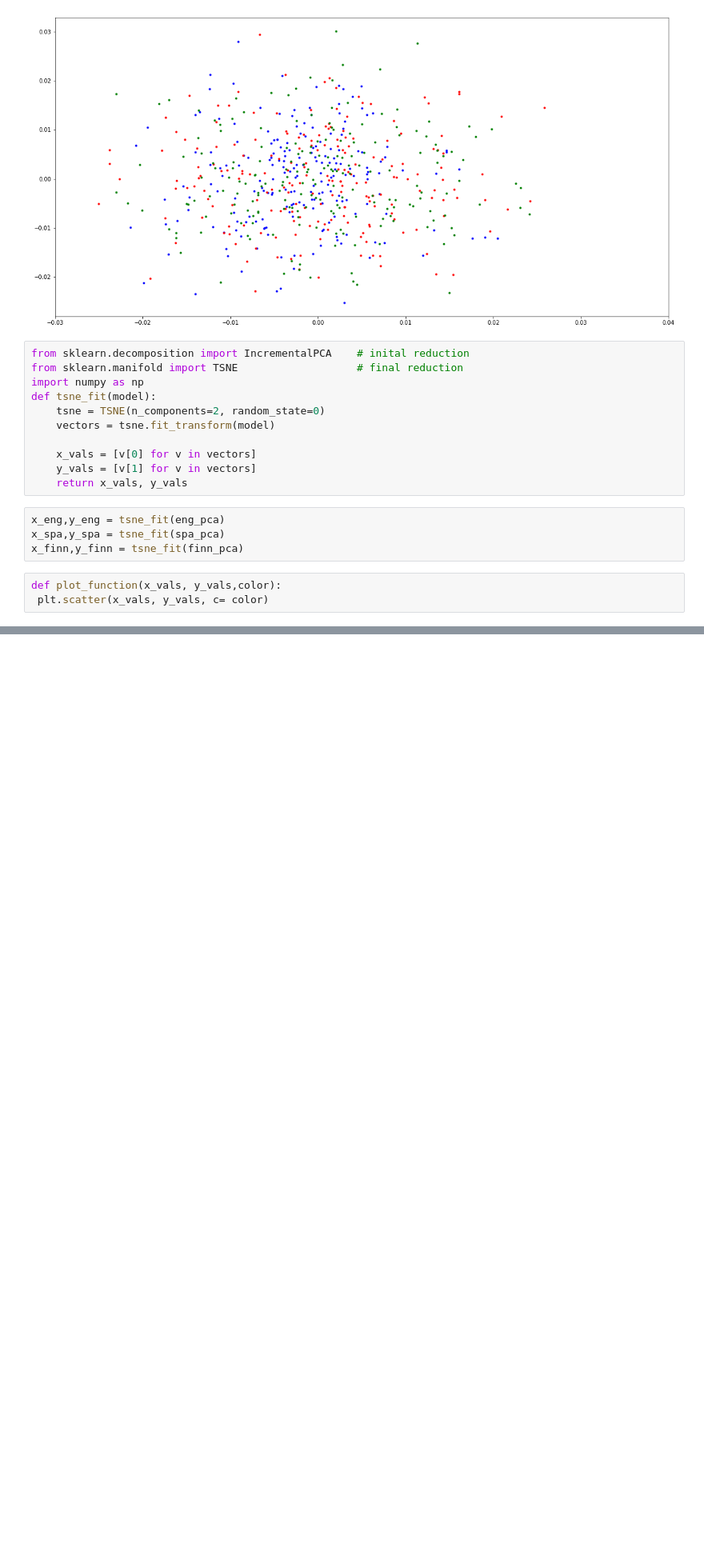
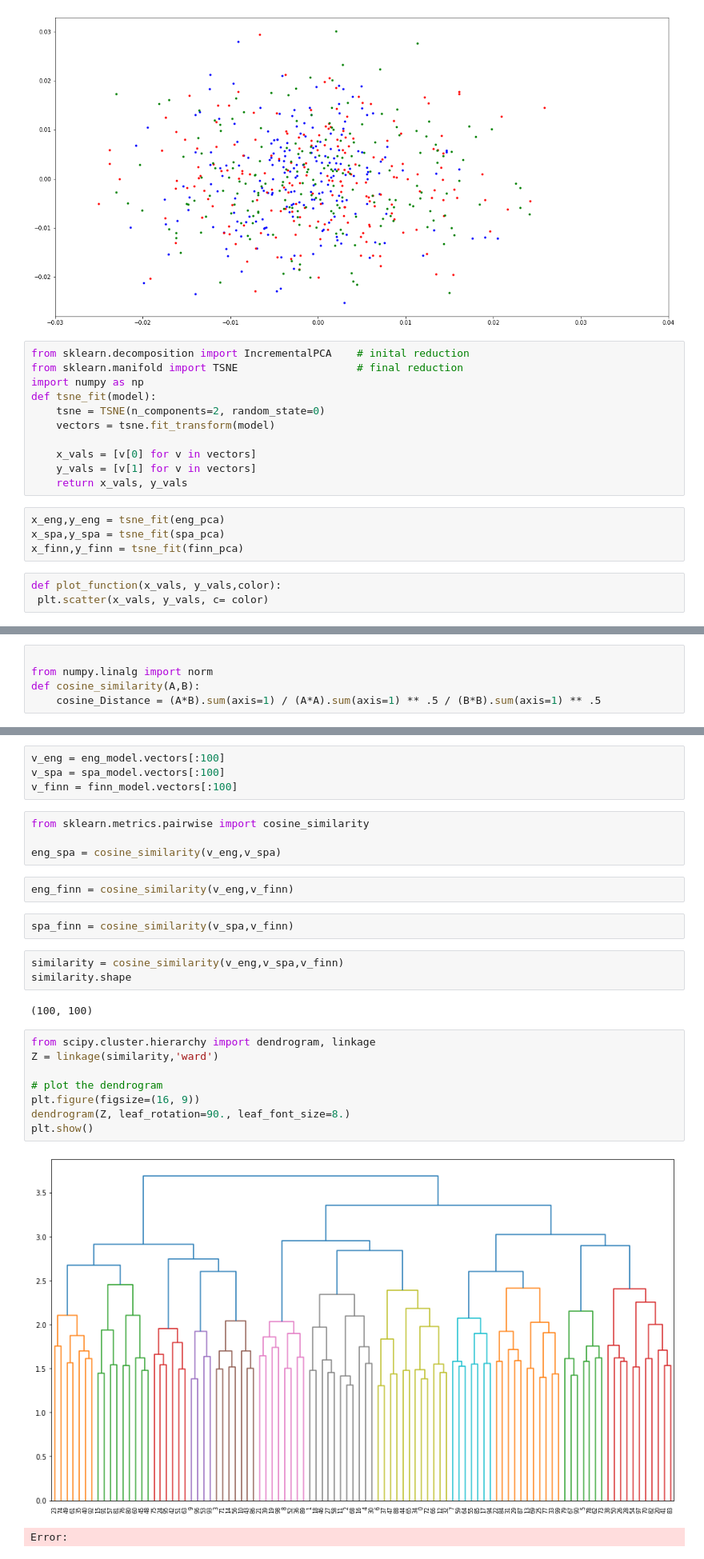
Before and after one commit to arif-cakir/bitirme-not-defteri, a Jupyter notebook: Summary Spring.ipynb, the cells around one changed output, grey strips where cells are left out. Shown at 80% size. Cells and saved outputs as stored; diff of their text form; blank space fills up the shorter version.

```diff
--- a/Summary Spring.ipynb
+++ b/Summary Spring.ipynb
@@ -193,0 +199,5 @@ plt.show()
+# %%
+
+from numpy.linalg import norm
+def cosine_similarity(A,B):
+    cosine_Distance = (A*B).sum(axis=1) / (A*A).sum(axis=1) ** .5 / (B*B).sum(axis=1) ** .5
@@ -193,0 +206,28 @@ plt.show()
+# %%
+v_eng = eng_model.vectors[:100]
+v_spa = spa_model.vectors[:100]
+v_finn = finn_model.vectors[:100]
+# %%
+from sklearn.metrics.pairwise import cosine_similarity
+
+eng_spa = cosine_similarity(v_eng,v_spa)
+# %%
+eng_finn = cosine_similarity(v_eng,v_finn)
+# %%
+spa_finn = cosine_similarity(v_spa,v_finn)
+# %%
+similarity = cosine_similarity(v_eng,v_spa,v_finn)
+similarity.shape
+# %% [output]
+(100, 100)
+# %%
+from scipy.cluster.hierarchy import dendrogram, linkage
+Z = linkage(similarity,'ward')
+
+# plot the dendrogram
+plt.figure(figsize=(16, 9))
+dendrogram(Z, leaf_rotation=90., leaf_font_size=8.)
+plt.show()
+# %% [output]
+[figure, added]
+Error:
```
Also changed, not shown: parts of 5 cells of this notebook.
